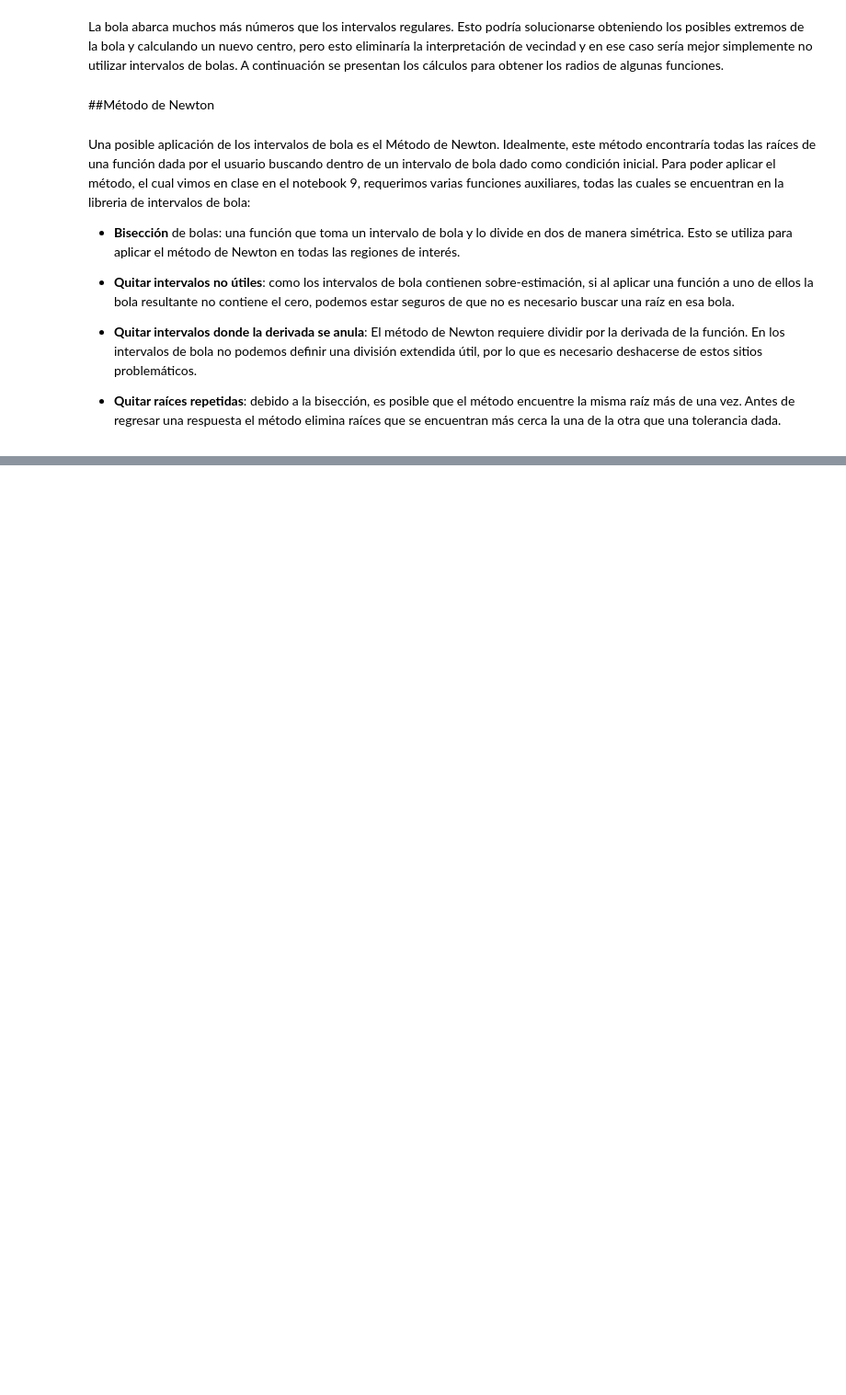
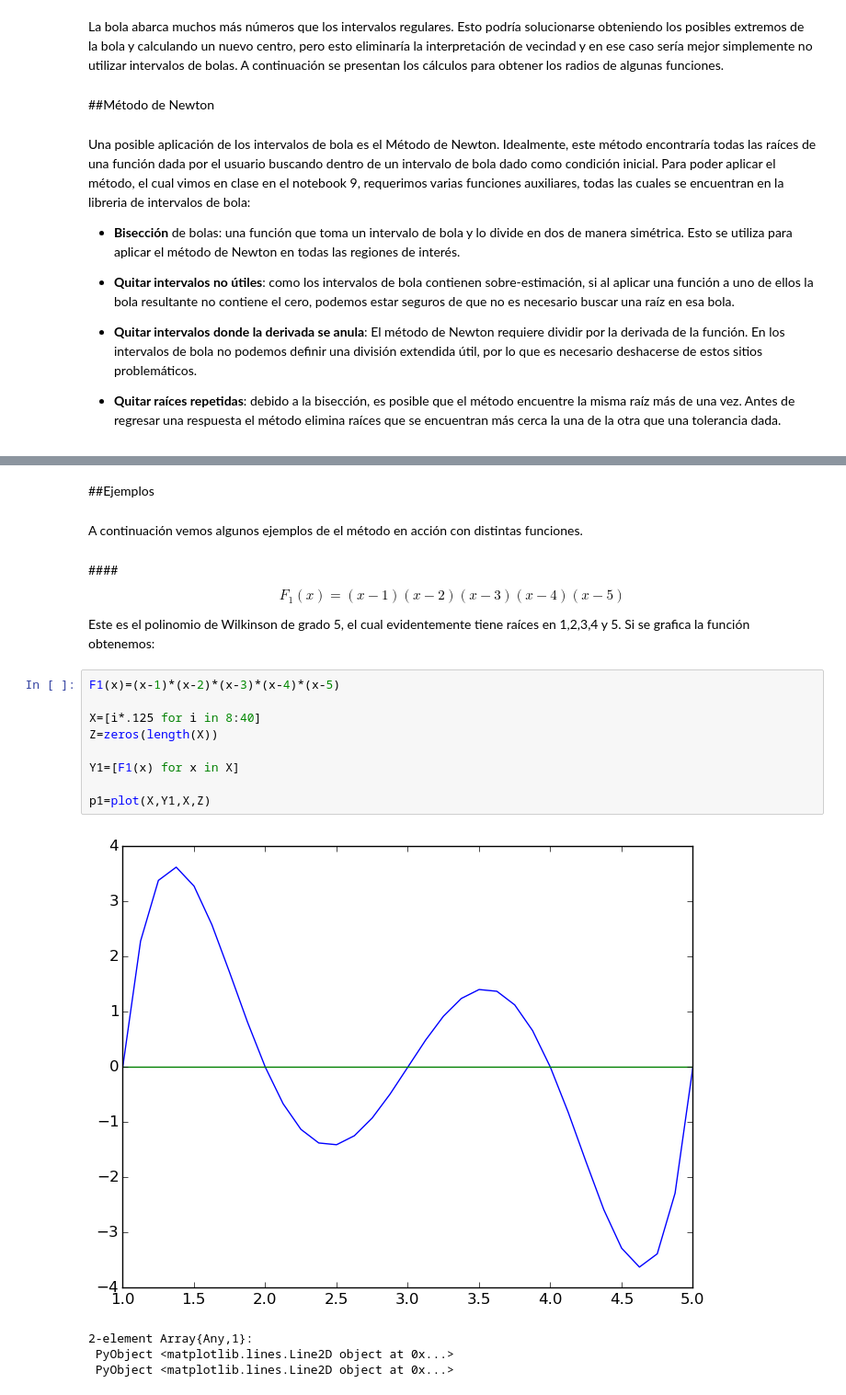
Before and after one commit to TigrisAltaica/ProyectoFinal, a Jupyter notebook: Presentacion.ipynb, the cells around one changed output, grey strips where cells are left out. Shown: that part at 92% size. Cells and saved outputs as stored; diff of their text form; blank space fills up the shorter version.

```diff
--- a/Presentacion.ipynb
+++ b/Presentacion.ipynb
@@ -208,0 +193,22 @@ img = imread("26754_1_other_wallpapers_samurai_japan.jpg")
+# %% [markdown]
+##Ejemplos
+# %% [markdown]
+A continuación vemos algunos ejemplos de el método en acción con distintas funciones.
+# %% [markdown]
+####$$F_1(x)=(x-1)(x-2)(x-3)(x-4)(x-5)$$
+
+Este es el polinomio de Wilkinson de grado 5, el cual evidentemente tiene raíces en 1,2,3,4 y 5. Si se grafica la función obtenemos:
+# %%
+F1(x)=(x-1)*(x-2)*(x-3)*(x-4)*(x-5)
+
+X=[i*.125 for i in 8:40]
+Z=zeros(length(X))
+
+Y1=[F1(x) for x in X]
+
+p1=plot(X,Y1,X,Z)
+# %% [output]
+[figure, added]
+2-element Array{Any,1}:
+ PyObject <matplotlib.lines.Line2D object at 0x...>
+ PyObject <matplotlib.lines.Line2D object at 0x...>
```
Also changed, not shown: parts of 31 cells of this notebook, 3 other files.
